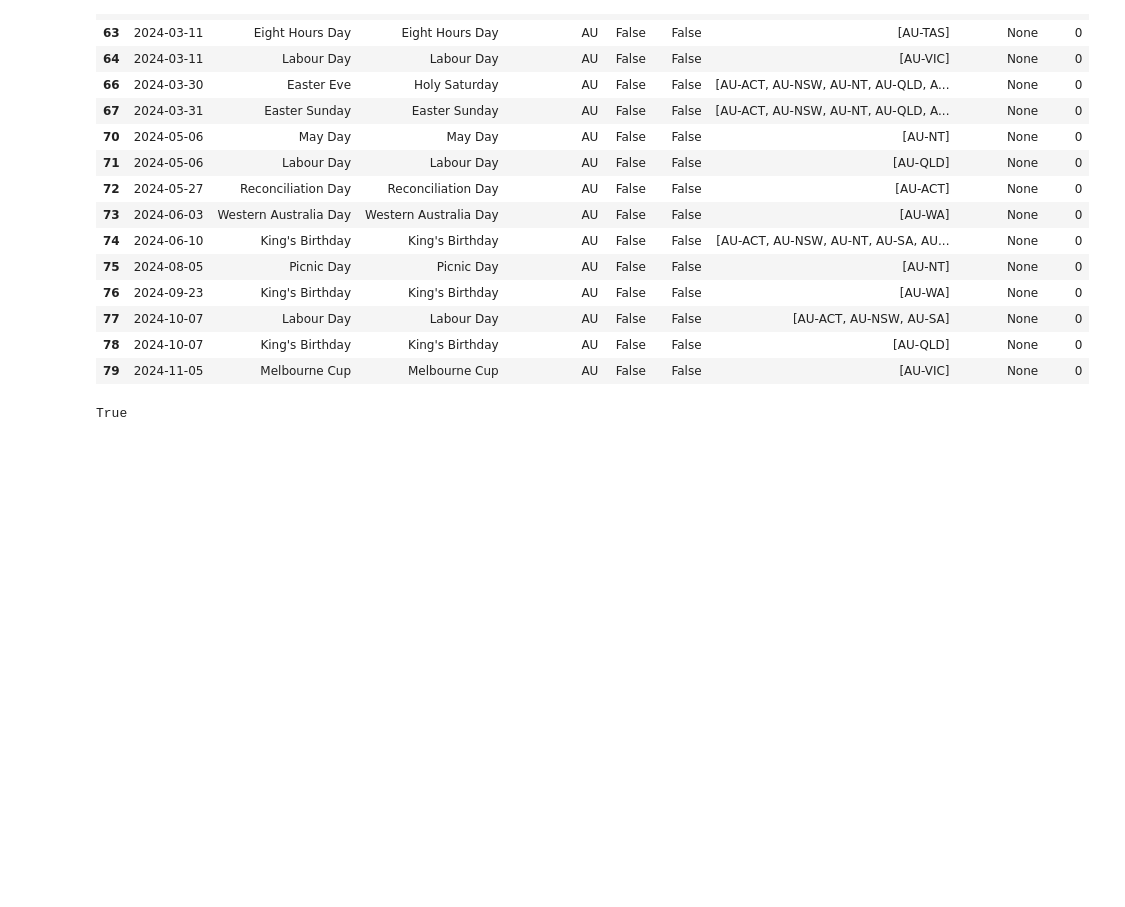
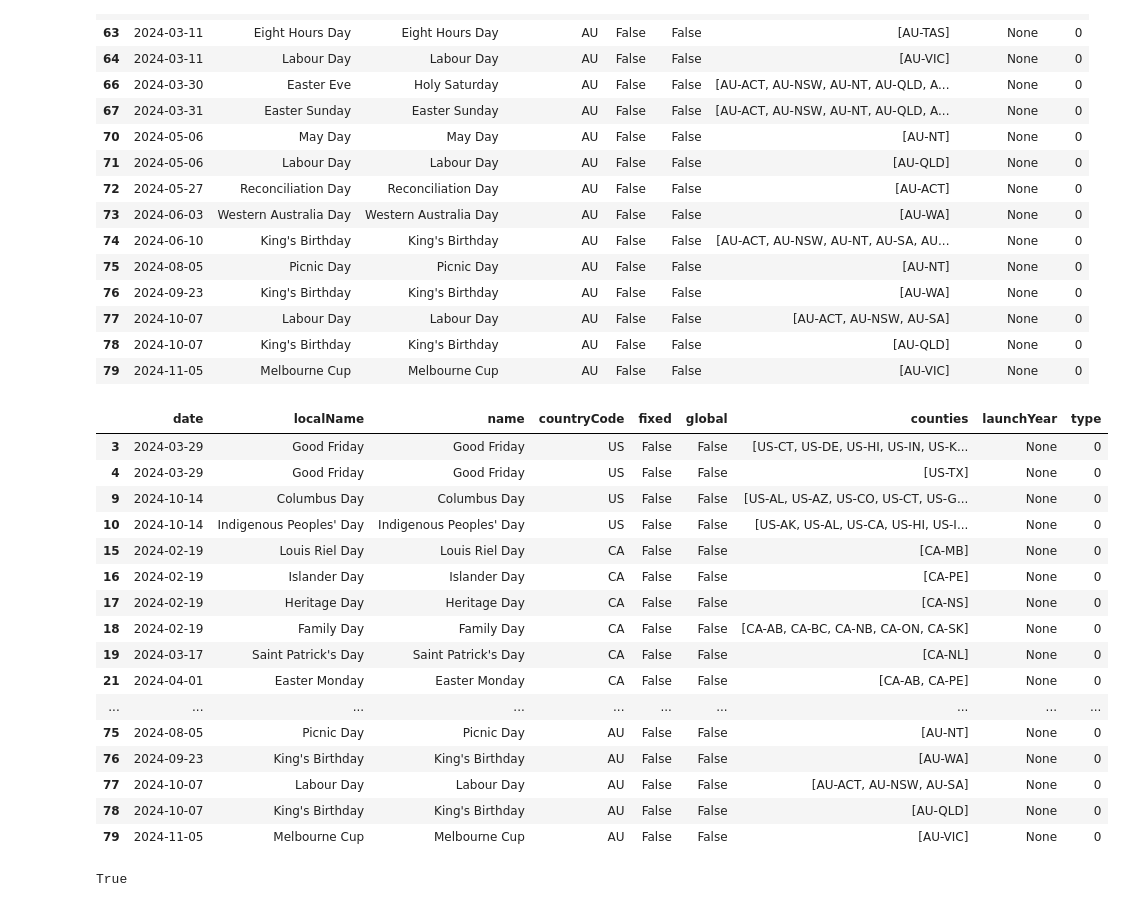
Before and after one commit to yukikongju/Miscellaneous-Projects, a Jupyter notebook: PydanticExploration/exploration.ipynb, the cells around one changed output. Drawn from its saved outputs; the diff is of its cells as text; code cells hidden in the pictures; blank space fills up the shorter version.

Commit message:
fixed optional error

```diff
--- a/PydanticExploration/exploration.ipynb
+++ b/PydanticExploration/exploration.ipynb
@@ -145,8 +143,8 @@ class Holiday(BaseModel):
     countryCode: CountryAlpha2
     fixed: bool
     _global: bool
-    # counties: List[CountryCountyFormat]
-    # launchYear: OptionalYYYYMMDDFormat
+    counties: Optional[List[country_county_format]]
+    launchYear: Optional[yyyymmdd_date_format]
     _type: PositiveInt
 # %%
 ## --- with pandera --- WRONG
@@ -302,6 +304,26 @@ filter_by_column_exact_value(filter_by_column_exact_value(dfs, 'AU', 'countryCod
 | 77 | 2024-10-07 | Labour Day | Labour Day | AU | False | False | [AU-ACT, AU-NSW, AU-SA] | None | 0 |
 | 78 | 2024-10-07 | King's Birthday | King's Birthday | AU | False | False | [AU-QLD] | None | 0 |
 | 79 | 2024-11-05 | Melbourne Cup | Melbourne Cup | AU | False | False | [AU-VIC] | None | 0 |
+# %%
+filter_by_column_exact_value(dfs, False, 'global')
+# %% [output]
+|  | date | localName | name | countryCode | fixed | global | counties | launchYear | type |
+| 3 | 2024-03-29 | Good Friday | Good Friday | US | False | False | [US-CT, US-DE, US-HI, US-IN, US-K... | None | 0 |
+| 4 | 2024-03-29 | Good Friday | Good Friday | US | False | False | [US-TX] | None | 0 |
+| 9 | 2024-10-14 | Columbus Day | Columbus Day | US | False | False | [US-AL, US-AZ, US-CO, US-CT, US-G... | None | 0 |
+| 10 | 2024-10-14 | Indigenous Peoples' Day | Indigenous Peoples' Day | US | False | False | [US-AK, US-AL, US-CA, US-HI, US-I... | None | 0 |
+| 15 | 2024-02-19 | Louis Riel Day | Louis Riel Day | CA | False | False | [CA-MB] | None | 0 |
+| 16 | 2024-02-19 | Islander Day | Islander Day | CA | False | False | [CA-PE] | None | 0 |
+| 17 | 2024-02-19 | Heritage Day | Heritage Day | CA | False | False | [CA-NS] | None | 0 |
+| 18 | 2024-02-19 | Family Day | Family Day | CA | False | False | [CA-AB, CA-BC, CA-NB, CA-ON, CA-SK] | None | 0 |
+| 19 | 2024-03-17 | Saint Patrick's Day | Saint Patrick's Day | CA | False | False | [CA-NL] | None | 0 |
+| 21 | 2024-04-01 | Easter Monday | Easter Monday | CA | False | False | [CA-AB, CA-PE] | None | 0 |
+| ... | ... | ... | ... | ... | ... | ... | ... | ... | ... |
+| 75 | 2024-08-05 | Picnic Day | Picnic Day | AU | False | False | [AU-NT] | None | 0 |
+| 76 | 2024-09-23 | King's Birthday | King's Birthday | AU | False | False | [AU-WA] | None | 0 |
+| 77 | 2024-10-07 | Labour Day | Labour Day | AU | False | False | [AU-ACT, AU-NSW, AU-SA] | None | 0 |
+| 78 | 2024-10-07 | King's Birthday | King's Birthday | AU | False | False | [AU-QLD] | None | 0 |
+| 79 | 2024-11-05 | Melbourne Cup | Melbourne Cup | AU | False | False | [AU-VIC] | None | 0 |
 # %%
 # %% [output]
 True
```
Also changed, not shown: parts of 13 cells of this notebook, 2 other files.
